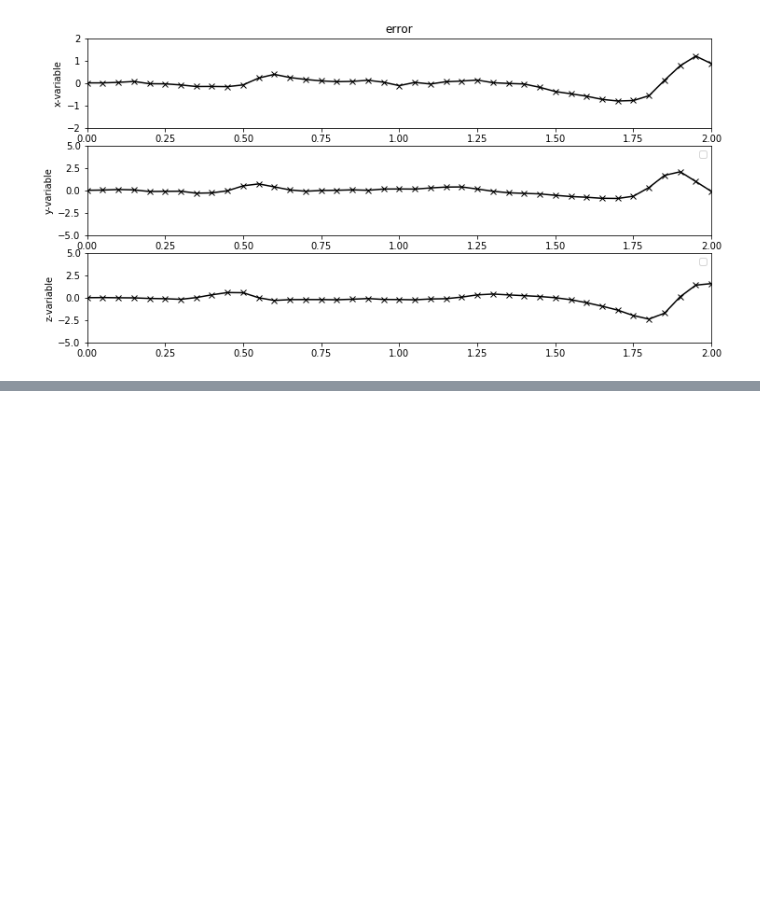
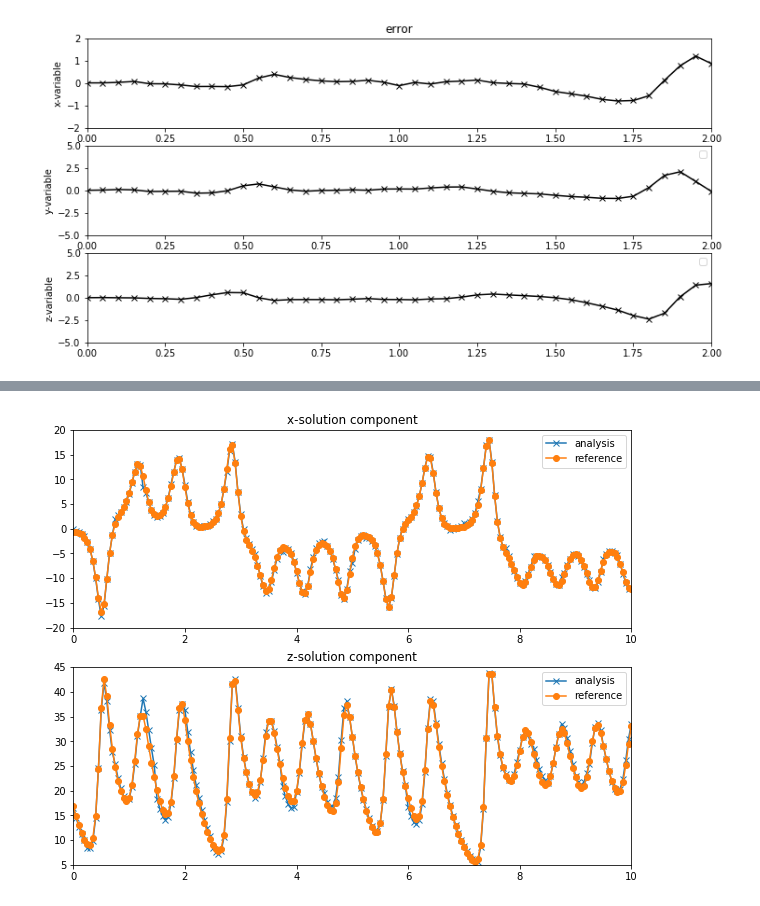
Before and after one commit to ray-chew/probabilistic_forecasting_examples, a Jupyter notebook: Chapter 1.ipynb, the cells around one changed output, grey strips where cells are left out. Cells and saved outputs as stored; diff of their text form; code cells hidden in the pictures; blank space fills up the shorter version.

```diff
--- a/Chapter 1.ipynb
+++ b/Chapter 1.ipynb
@@ -377,0 +592,20 @@ plt.show()
+# %%
+fig11 = plt.figure(figsize=(10,8))
+ax = fig11.add_subplot(2, 1, 1)
+ax.plot(ressug[:KS,0], x_anal[:KS], '-x', label="analysis")
+ax.plot(ressug[:KS,0], ressug[:KS,1], '-o', label="reference")
+ax.set_ylim([-20,20])
+ax.set_xlim([0,10])
+ax.set_title("x-solution component")
+ax.legend()
+
+ax = fig11.add_subplot(2, 1, 2)
+ax.plot(ressug[:KS,0], z_anal[:KS], '-x', label="analysis")
+ax.plot(ressug[:KS,0], ressug[:KS,3], '-o', label="reference")
+ax.set_ylim([5,45])
+ax.set_xlim([0,10])
+ax.set_title("z-solution component")
+ax.legend()
+plt.show()
+# %% [output]
+[figure, added]
```
Also changed, not shown: parts of 7 cells of this notebook.
